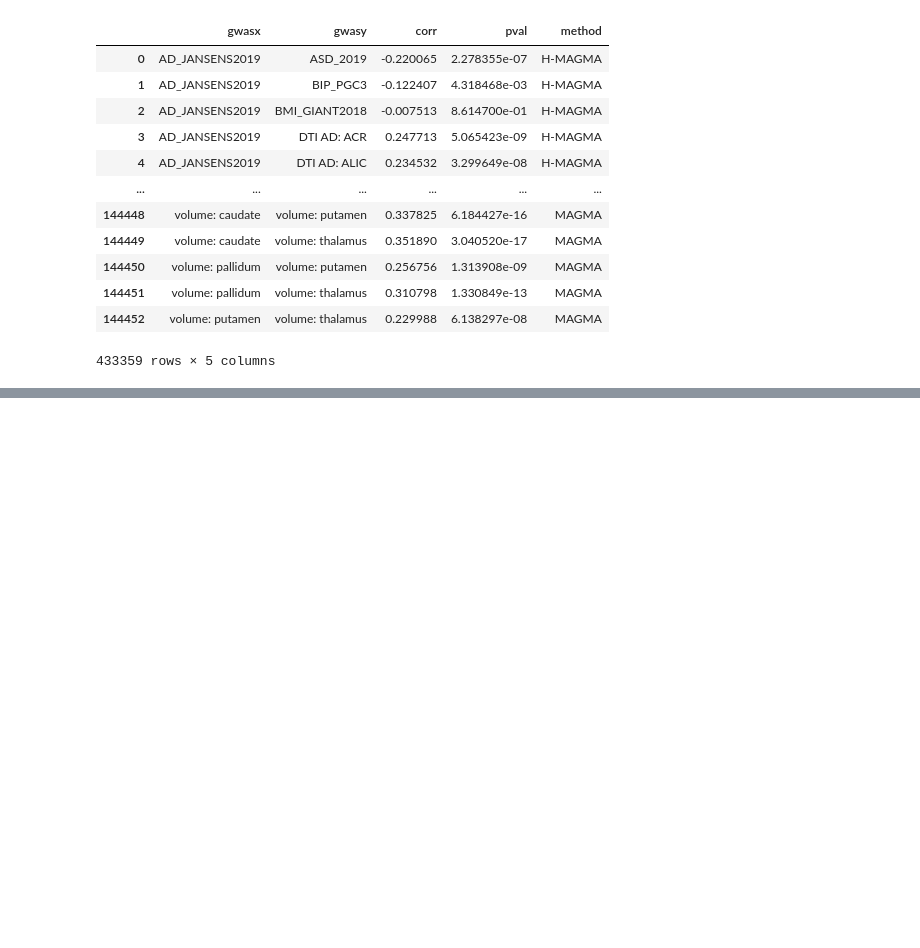
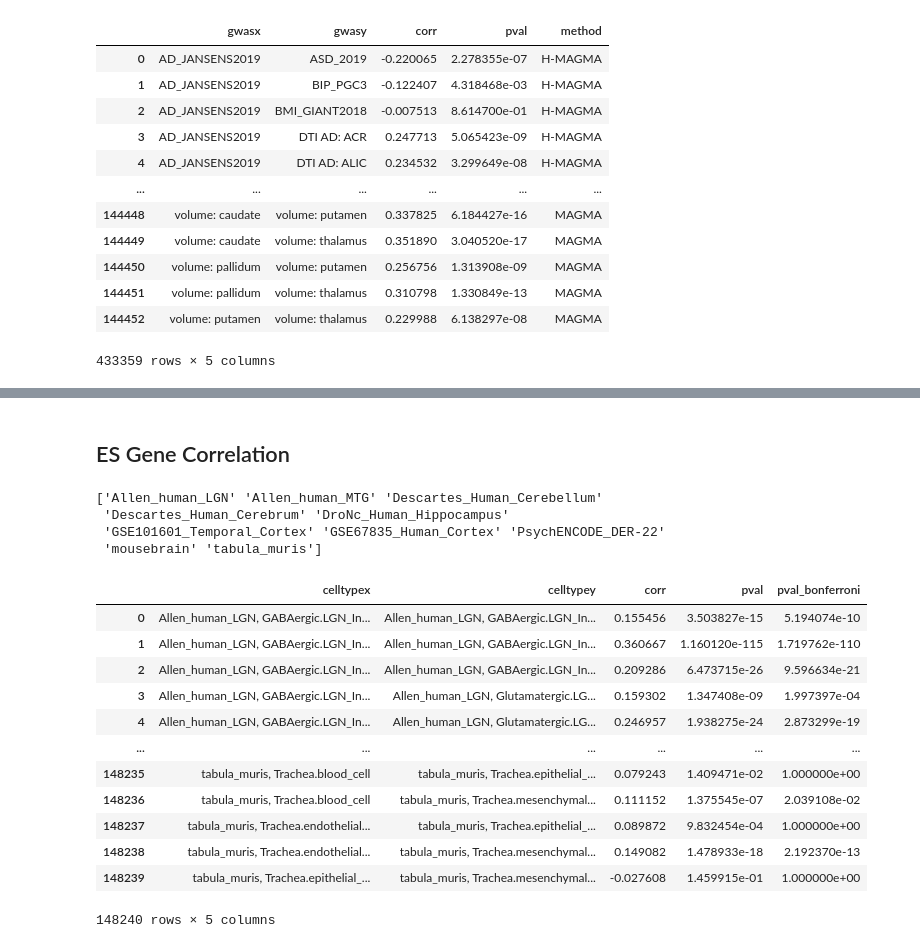
Before and after one commit to erwinerdem/STEAP, a Jupyter notebook: notebooks/scz_example.ipynb, the cells around one changed output, grey strips where cells are left out. Saved outputs shown, nothing was run; the diff lists cells and outputs as text; code cells hidden in the pictures; blank space fills up the shorter version.

Commit message:
Added ES gene correlation

```diff
--- a/notebooks/scz_example.ipynb
+++ b/notebooks/scz_example.ipynb
@@ -137,0 +189,29 @@ display(corr_df)
+# %% [markdown]
+## ES Gene Correlation
+# %%
+datasets = df_all['specificity_id'].unique()
+print(datasets)
+# %% [output]
+['Allen_human_LGN' 'Allen_human_MTG' 'Descartes_Human_Cerebellum'
+ 'Descartes_Human_Cerebrum' 'DroNc_Human_Hippocampus'
+ 'GSE101601_Temporal_Cortex' 'GSE67835_Human_Cortex' 'PsychENCODE_DER-22'
+ 'mousebrain' 'tabula_muris']
+# %%
+# es_corr_df = calculate_es_correlation.calculate_es_corr(datasets) # calculates correlation
+es_corr_df = pd.read_hdf('data/CELLECT_output/data.h5', key='es_corr_df') # or load pre-calculated corr
+# %%
+display(es_corr_df)
+# %% [output]
+|  | celltypex | celltypey | corr | pval | pval_bonferroni |
+| 0 | Allen_human_LGN, GABAergic.LGN_In... | Allen_human_LGN, GABAergic.LGN_In... | 0.155456 | 3.503827e-15 | 5.194074e-10 |
+| 1 | Allen_human_LGN, GABAergic.LGN_In... | Allen_human_LGN, GABAergic.LGN_In... | 0.360667 | 1.160120e-115 | 1.719762e-110 |
+| 2 | Allen_human_LGN, GABAergic.LGN_In... | Allen_human_LGN, GABAergic.LGN_In... | 0.209286 | 6.473715e-26 | 9.596634e-21 |
+| 3 | Allen_human_LGN, GABAergic.LGN_In... | Allen_human_LGN, Glutamatergic.LG... | 0.159302 | 1.347408e-09 | 1.997397e-04 |
+| 4 | Allen_human_LGN, GABAergic.LGN_In... | Allen_human_LGN, Glutamatergic.LG... | 0.246957 | 1.938275e-24 | 2.873299e-19 |
+| ... | ... | ... | ... | ... | ... |
+| 148235 | tabula_muris, Trachea.blood_cell | tabula_muris, Trachea.epithelial_... | 0.079243 | 1.409471e-02 | 1.000000e+00 |
+| 148236 | tabula_muris, Trachea.blood_cell | tabula_muris, Trachea.mesenchymal... | 0.111152 | 1.375545e-07 | 2.039108e-02 |
+| 148237 | tabula_muris, Trachea.endothelial... | tabula_muris, Trachea.epithelial_... | 0.089872 | 9.832454e-04 | 1.000000e+00 |
+| 148238 | tabula_muris, Trachea.endothelial... | tabula_muris, Trachea.mesenchymal... | 0.149082 | 1.478933e-18 | 2.192370e-13 |
+| 148239 | tabula_muris, Trachea.epithelial_... | tabula_muris, Trachea.mesenchymal... | -0.027608 | 1.459915e-01 | 1.000000e+00 |
+148240 rows × 5 columns
```
Also changed, not shown: parts of 7 cells of this notebook, 5 other files.
